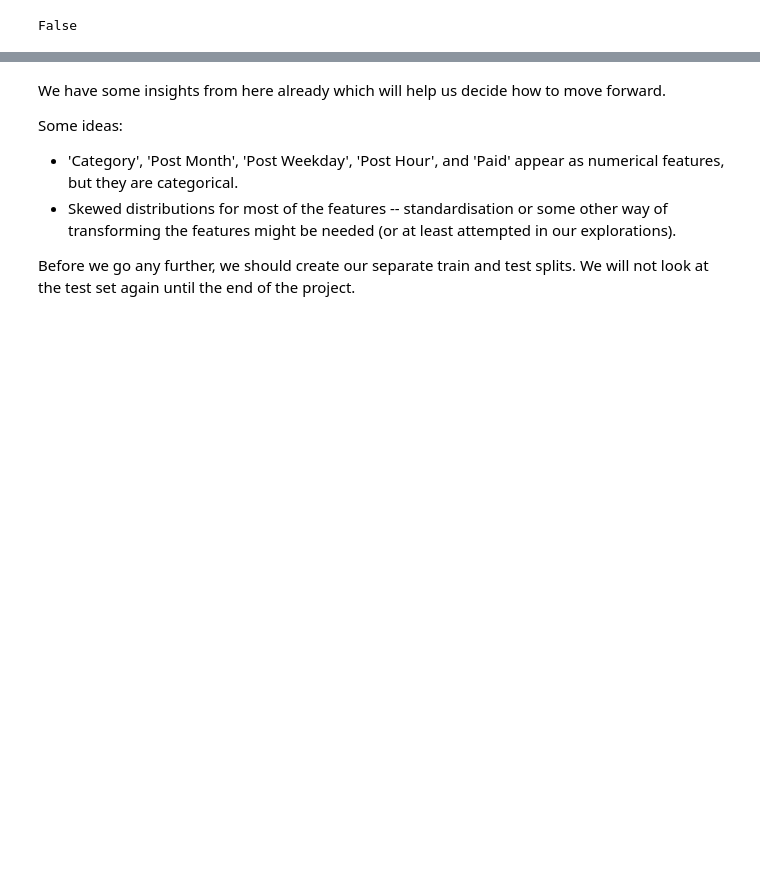
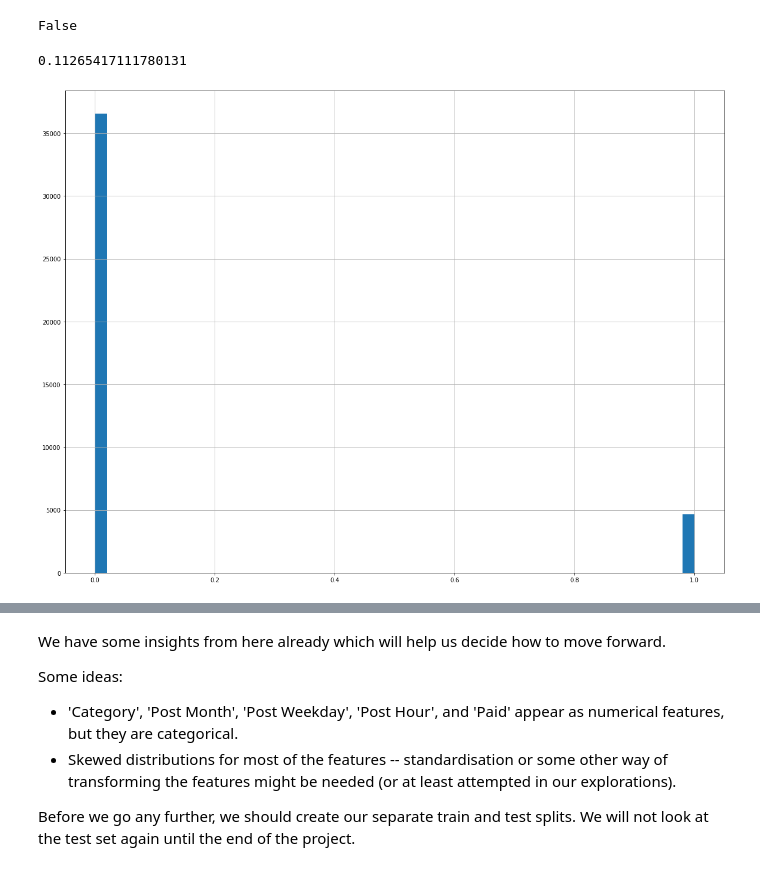
Before and after one commit to prakash4121/CE-888, a Jupyter notebook: lab3.ipynb, the cells around one changed output, grey strips where cells are left out. Saved outputs shown, nothing was run; the diff lists cells and outputs as text; code cells hidden in the pictures; blank space fills up the shorter version.

```diff
--- a/lab3.ipynb
+++ b/lab3.ipynb
@@ -149,3 +149,12 @@ df_ohe.describe()
 df_ohe.isnull().values.any()
 # %% [output]
 False
+# %%
+#check data imbalance...
+imbalance_class = (df_ohe['y'].value_counts()[1]/len(df_ohe['y']))
+print(imbalance_class)
+
+tmp = df_ohe["y"].hist(bins=50, figsize=(20,15))
+# %% [output]
+0.11265417111780131
+[figure, added]
```
Also changed, not shown: parts of 17 cells of this notebook.
